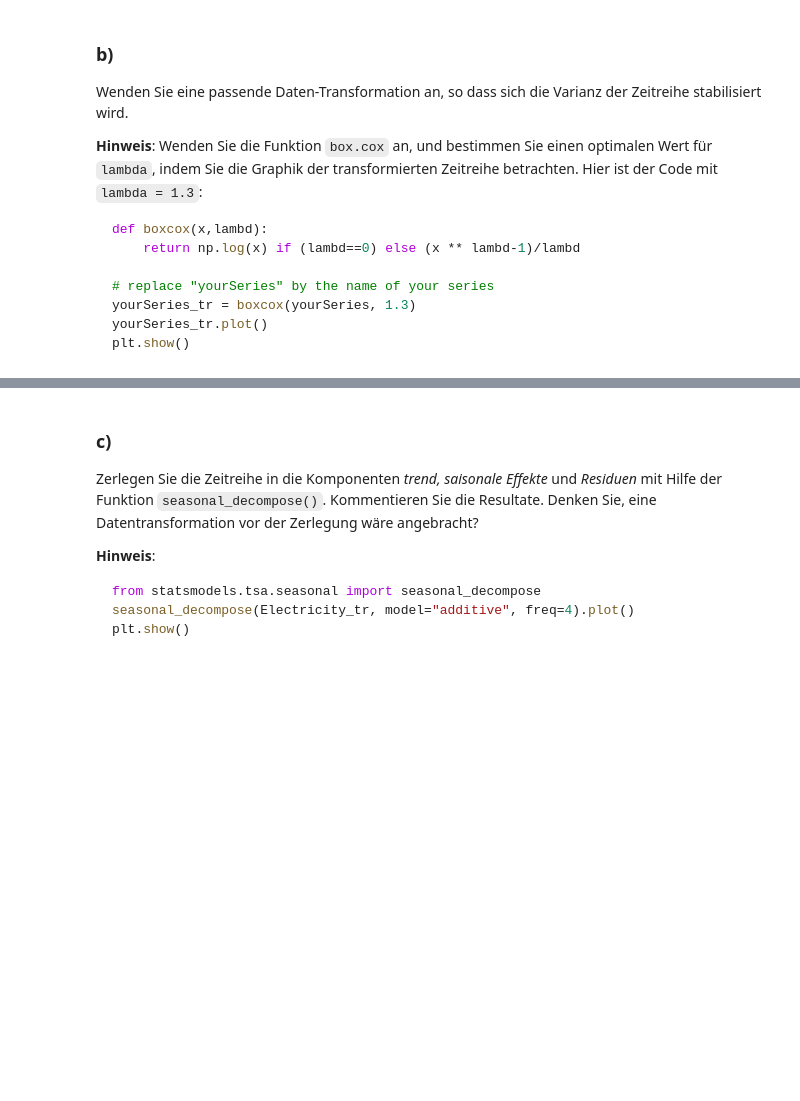
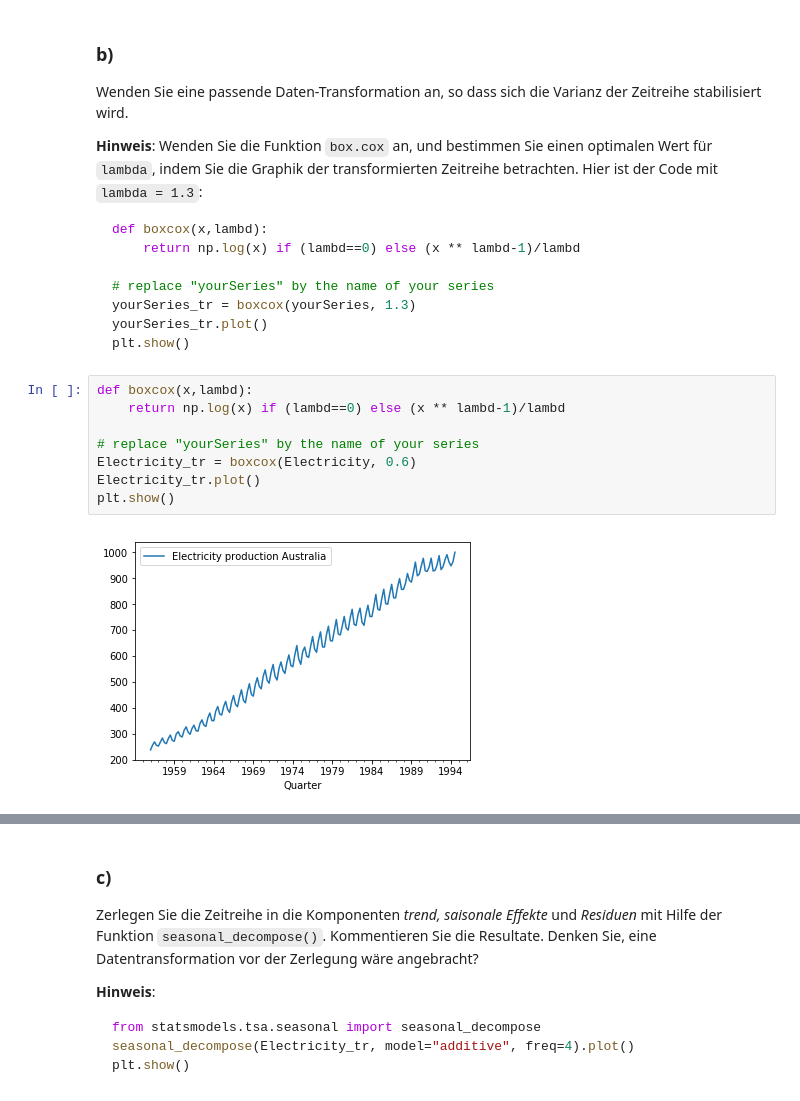
Before and after one commit to KilnOfTheSecondFlame/STAT_HS18_Exercises, a Jupyter notebook: 12_Exercise12/12_Exercise12.ipynb, the cells around one changed output, grey strips where cells are left out. Saved outputs shown, nothing was run; the diff lists cells and outputs as text; blank space fills up the shorter version.

````diff
--- a/12_Exercise12/12_Exercise12.ipynb
+++ b/12_Exercise12/12_Exercise12.ipynb
@@ -263,3 +294,13 @@ yourSeries_tr = boxcox(yourSeries, 1.3)
 yourSeries_tr.plot()
 plt.show()
 ```
+# %%
+def boxcox(x,lambd):
+    return np.log(x) if (lambd==0) else (x ** lambd-1)/lambd
+
+# replace "yourSeries" by the name of your series
+Electricity_tr = boxcox(Electricity, 0.6)
+Electricity_tr.plot()
+plt.show()
+# %% [output]
+[figure, added]
````
Also changed, not shown: parts of 10 cells of this notebook, 1 other file.
